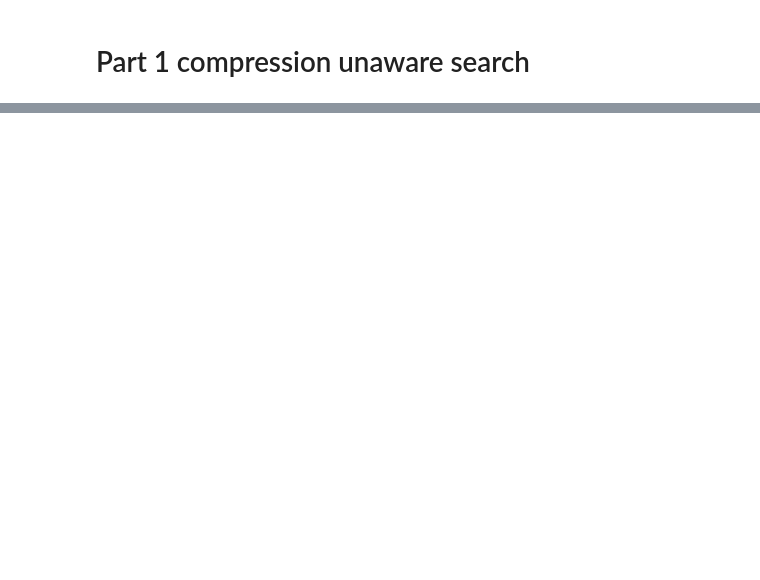
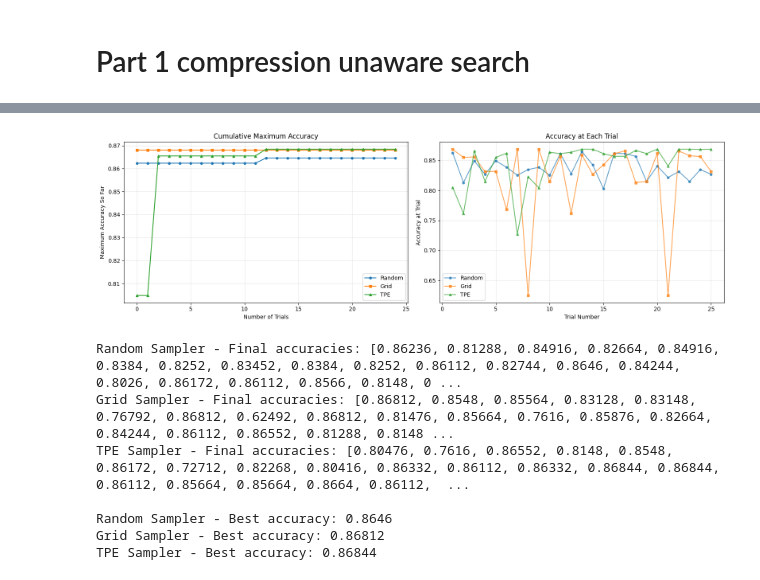
Before and after one commit to rahgun04/ELEC70109-Advanced-Deep-Learning-Systems, a Jupyter notebook: labs/Lab2.ipynb, the cells around one changed output, grey strips where cells are left out. Drawn from its saved outputs; the diff is of its cells as text; code cells hidden in the pictures; blank space fills up the shorter version.

```diff
--- a/labs/Lab2.ipynb
+++ b/labs/Lab2.ipynb
@@ -106,0 +257,64 @@ study.optimize(
+# %%
+import matplotlib.pyplot as plt
+import numpy as np
+
+def cummax(acc_list):
+    max_so_far = acc_list[0]
+    result = []
+    for acc in acc_list:
+        if acc > max_so_far:
+            max_so_far = acc
+        result.append(max_so_far)
+    return result
+
+# Get the trial accuracies
+random_accs = [t.value for t in random_sampler_study.trials]
+grid_accs = [t.value for t in grid_sampler_study.trials]
+tpe_accs = [t.value for t in tpe_sampler_study.trials]
+
+# Create figure with 2 subplots
+fig, (ax1, ax2) = plt.subplots(1, 2, figsize=(16, 5))
+
+# Plot 1: Best accuracy so far (cumulative max)
+ax1.plot(cummax(random_accs), label='Random', marker='o', markersize=4)
+ax1.plot(cummax(grid_accs), label='Grid', marker='s', markersize=4)
+ax1.plot(cummax(tpe_accs), label='TPE', marker='^', markersize=4)
+
+ax1.set_xlabel('Number of Trials')
+ax1.set_ylabel('Maximum Accuracy So Far')
+ax1.set_title('Cumulative Maximum Accuracy')
+ax1.legend()
+ax1.grid(True, alpha=0.3)
+
+# Plot 2: Accuracy at each trial
+trial_numbers = list(range(1, len(random_accs) + 1))
+ax2.plot(trial_numbers, random_accs, label='Random', marker='o', markersize=4, alpha=0.7)
+ax2.plot(trial_numbers, grid_accs, label='Grid', marker='s', markersize=4, alpha=0.7)
+ax2.plot(trial_numbers, tpe_accs, label='TPE', marker='^', markersize=4, alpha=0.7)
+
+ax2.set_xlabel('Trial Number')
+ax2.set_ylabel('Accuracy at Trial')
+ax2.set_title('Accuracy at Each Trial')
+ax2.legend()
+ax2.grid(True, alpha=0.3)
+
+plt.tight_layout()
+plt.show()
+
+# Also print some statistics
+print("Random Sampler - Final accuracies:", random_accs)
+print("Grid Sampler - Final accuracies:", grid_accs)
+print("TPE Sampler - Final accuracies:", tpe_accs)
+print()
+print("Random Sampler - Best accuracy:", max(random_accs) if random_accs else "N/A")
+print("Grid Sampler - Best accuracy:", max(grid_accs) if grid_accs else "N/A")
+print("TPE Sampler - Best accuracy:", max(tpe_accs) if tpe_accs else "N/A")
+# %% [output]
+[figure, added]
+Random Sampler - Final accuracies: [0.86236, 0.81288, 0.84916, 0.82664, 0.84916, 0.8384, 0.8252, 0.83452, 0.8384, 0.8252, 0.86112, 0.82744, 0.8646, 0.84244, 0.8026, 0.86172, 0.86112, 0.8566, 0.8148, 0 ...
+Grid Sampler - Final accuracies: [0.86812, 0.8548, 0.85564, 0.83128, 0.83148, 0.76792, 0.86812, 0.62492, 0.86812, 0.81476, 0.85664, 0.7616, 0.85876, 0.82664, 0.84244, 0.86112, 0.86552, 0.81288, 0.8148 ...
+TPE Sampler - Final accuracies: [0.80476, 0.7616, 0.86552, 0.8148, 0.8548, 0.86172, 0.72712, 0.82268, 0.80416, 0.86332, 0.86112, 0.86332, 0.86844, 0.86844, 0.86112, 0.85664, 0.85664, 0.8664, 0.86112,  ...
+
+Random Sampler - Best accuracy: 0.8646
+Grid Sampler - Best accuracy: 0.86812
+TPE Sampler - Best accuracy: 0.86844
```
Also changed, not shown: parts of 7 cells of this notebook, 13 other files.
